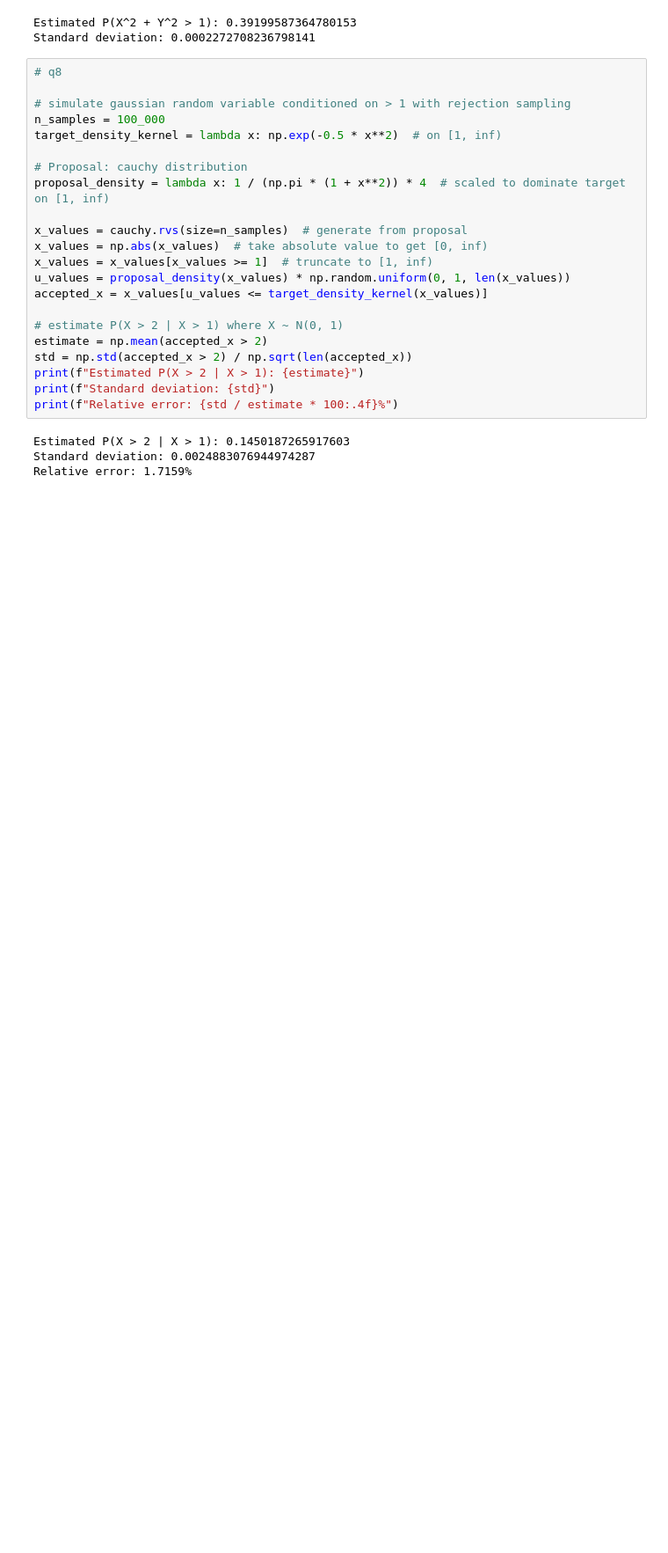
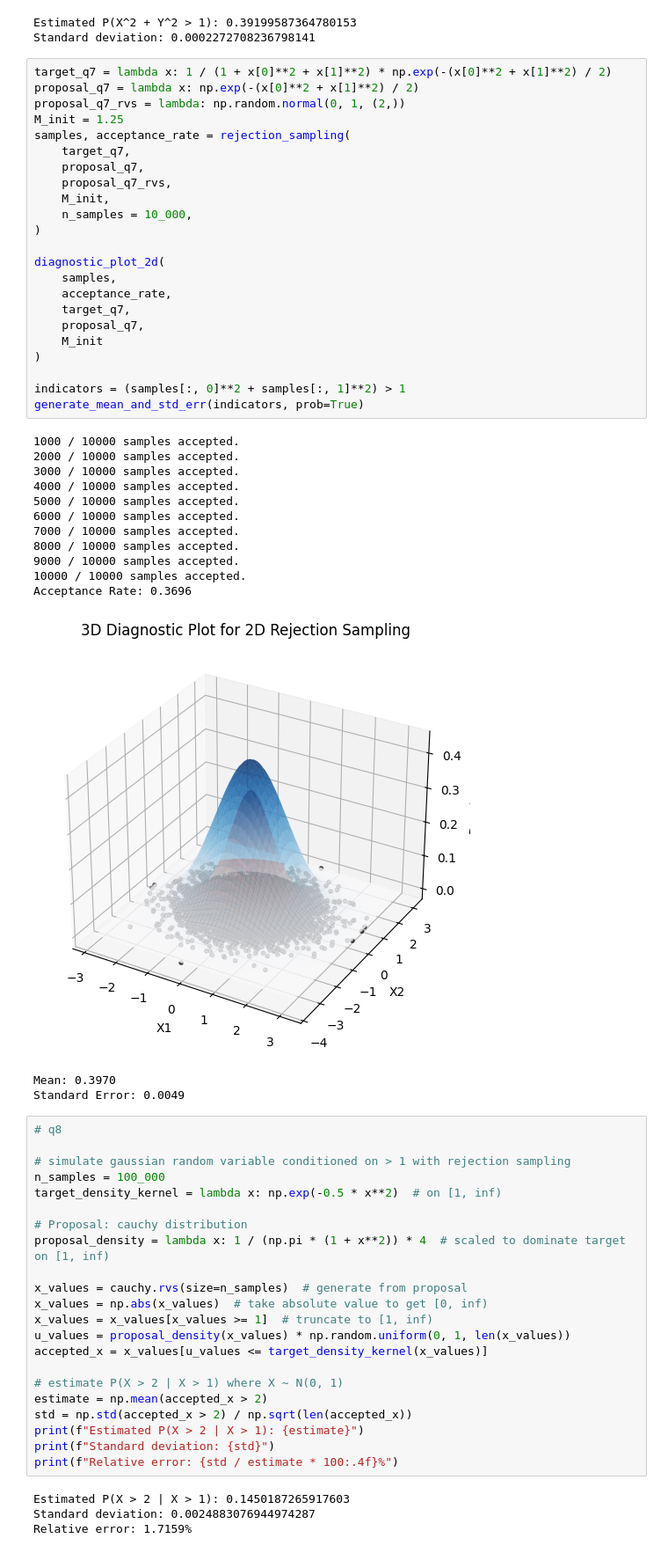
Before and after one commit to chinzhening/st3247-simulation, a Jupyter notebook: quizzes/inversion_rejection.ipynb, the cells around one changed output. Shown at 88% size. Drawn from its saved outputs; the diff is of its cells as text; blank space fills up the shorter version.

```diff
--- a/quizzes/inversion_rejection.ipynb
+++ b/quizzes/inversion_rejection.ipynb
@@ -146,6 +233,44 @@ print(f"Relative error: {std / estimate * 100:.4f}%")
 # %% [output]
 Estimated P(X^2 + Y^2 > 1): 0.39199587364780153
 Standard deviation: 0.0002272708236798141
+# %%
+target_q7 = lambda x: 1 / (1 + x[0]**2 + x[1]**2) * np.exp(-(x[0]**2 + x[1]**2) / 2)
+proposal_q7 = lambda x: np.exp(-(x[0]**2 + x[1]**2) / 2)
+proposal_q7_rvs = lambda: np.random.normal(0, 1, (2,))
+M_init = 1.25
+samples, acceptance_rate = rejection_sampling(
+    target_q7,
+    proposal_q7,
+    proposal_q7_rvs,
+    M_init,
+    n_samples = 10_000,
+)
+
+diagnostic_plot_2d(
+    samples,
+    acceptance_rate,
+    target_q7,
+    proposal_q7,
+    M_init
+)
+
+indicators = (samples[:, 0]**2 + samples[:, 1]**2) > 1
+generate_mean_and_std_err(indicators, prob=True)
+# %% [output]
+1000 / 10000 samples accepted.
+2000 / 10000 samples accepted.
+3000 / 10000 samples accepted.
+4000 / 10000 samples accepted.
+5000 / 10000 samples accepted.
+6000 / 10000 samples accepted.
+7000 / 10000 samples accepted.
+8000 / 10000 samples accepted.
+9000 / 10000 samples accepted.
+10000 / 10000 samples accepted.
+Acceptance Rate: 0.3696
+[figure, added]
+Mean: 0.3970
+Standard Error: 0.0049
 # %%
 # q8
 
```
Also changed, not shown: parts of 15 cells of this notebook, 4 other files.
